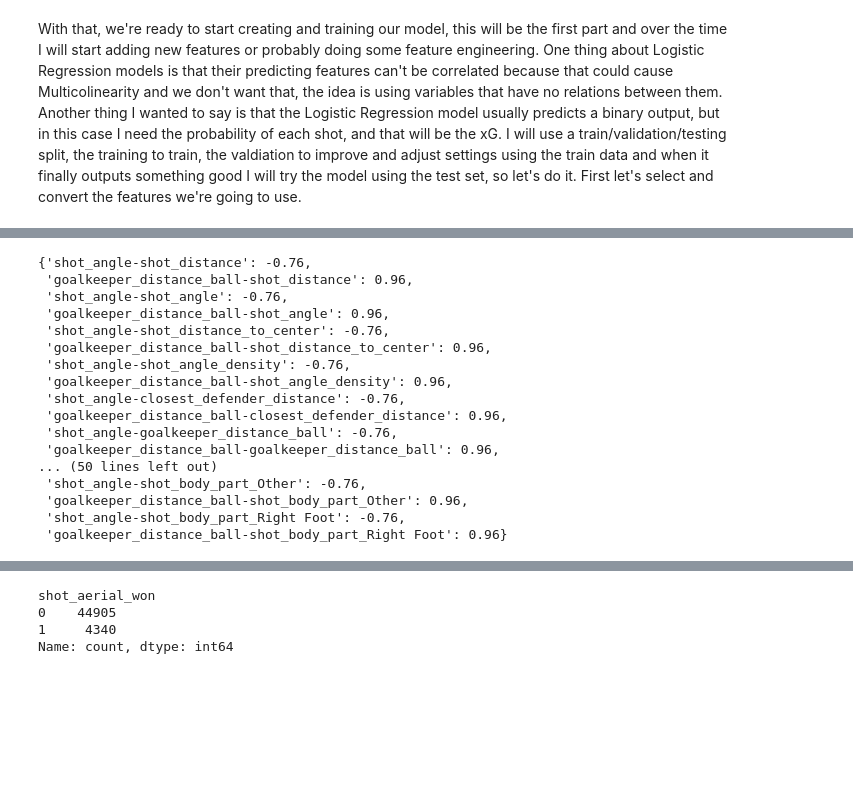
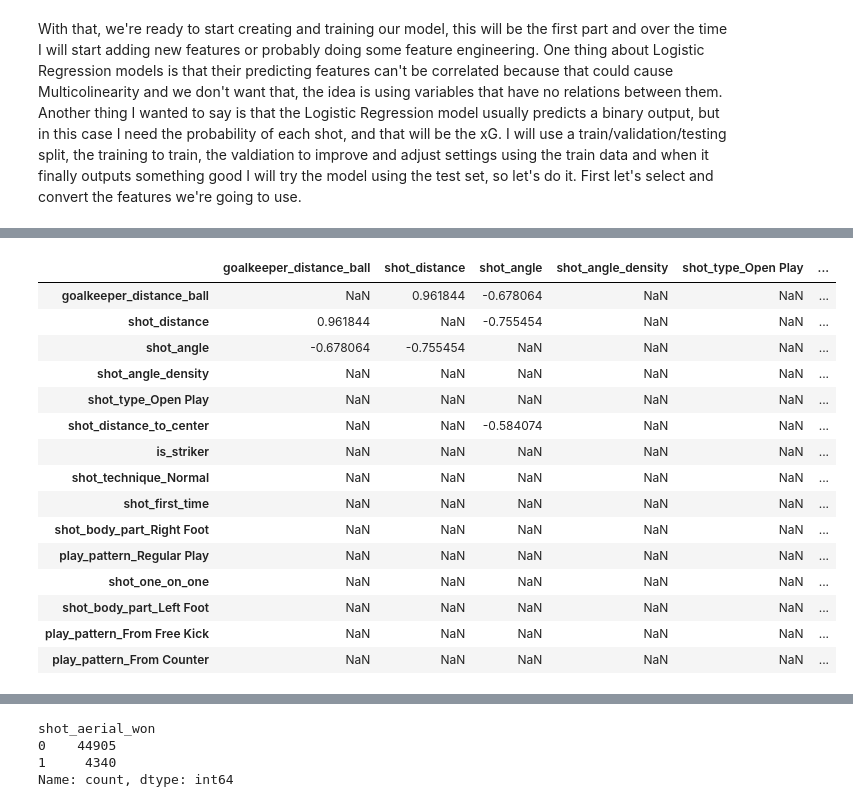
Before and after one commit to juanfortunof/xG-model, a Jupyter notebook: xG.ipynb, the cells around one changed output, grey strips where cells are left out. Cells and saved outputs as stored; diff of their text form; code cells hidden in the pictures; blank space fills up the shorter version.

```diff
--- a/xG.ipynb
+++ b/xG.ipynb
@@ -408,6 +389,8 @@ With that, we're ready to start creating and training our model, this will be th
 # %%
 y = (df['shot_outcome'] == 'Goal')
 y = y.astype(int)
+y = pd.DataFrame(y)
+y['shot_statsbomb_xg'] = df['shot_statsbomb_xg']
 # %%
 inputs1 = df[['shot_distance', 'shot_angle', 'shot_distance_to_center', 'shot_angle_density',
               'closest_defender_distance', 'goalkeeper_distance_ball', 'is_striker']]
@@ -448,3 +410,16 @@ shot_body_part_Right Foot nan
+# %%
+from sklearn.feature_selection import mutual_info_classif
+
+scores = mutual_info_classif(inputs1, y['shot_outcome'])
+
+scores_df = pd.DataFrame(
+    {'Features': inputs1.columns,
+     'Scores': scores}
+).sort_values(by='Scores', ascending=False).reset_index(drop=True)
+# %%
+top_features1 = scores_df.iloc[0:15]['Features'].to_list()
+# %%
+inputs1 = inputs1[top_features1]
 # %%
 correlations1 = inputs1.corr()
 
@@ -457,23 +432,22 @@ for col in correlations1_filt.columns:
 
         if abs(val[0]) > 0.5 and abs(val[0]) < 1:
             corrs[f'{ind}-{col}'] = np.round(val[0], 2)
-# %%
-corrs
-# %% [output]
-{'shot_angle-shot_distance': -0.76,
- 'goalkeeper_distance_ball-shot_distance': 0.96,
- 'shot_angle-shot_angle': -0.76,
- 'goalkeeper_distance_ball-shot_angle': 0.96,
- 'shot_angle-shot_distance_to_center': -0.76,
- 'goalkeeper_distance_ball-shot_distance_to_center': 0.96,
- 'shot_angle-shot_angle_density': -0.76,
- 'goalkeeper_distance_ball-shot_angle_density': 0.96,
- 'shot_angle-closest_defender_distance': -0.76,
- 'goalkeeper_distance_ball-closest_defender_distance': 0.96,
- 'shot_angle-goalkeeper_distance_ball': -0.76,
- 'goalkeeper_distance_ball-goalkeeper_distance_ball': 0.96,
-... (50 lines left out)
- 'shot_angle-shot_body_part_Other': -0.76,
- 'goalkeeper_distance_ball-shot_body_part_Other': 0.96,
- 'shot_angle-shot_body_part_Right Foot': -0.76,
- 'goalkeeper_distance_ball-shot_body_part_Right Foot': 0.96}
+# %%
+correlations1_filt
+# %% [output]
+|  | goalkeeper_distance_ball | shot_distance | shot_angle | shot_angle_density | shot_type_Open Play | ... |
+| goalkeeper_distance_ball | NaN | 0.961844 | -0.678064 | NaN | NaN | ... |
+| shot_distance | 0.961844 | NaN | -0.755454 | NaN | NaN | ... |
+| shot_angle | -0.678064 | -0.755454 | NaN | NaN | NaN | ... |
+| shot_angle_density | NaN | NaN | NaN | NaN | NaN | ... |
+| shot_type_Open Play | NaN | NaN | NaN | NaN | NaN | ... |
+| shot_distance_to_center | NaN | NaN | -0.584074 | NaN | NaN | ... |
+| is_striker | NaN | NaN | NaN | NaN | NaN | ... |
+| shot_technique_Normal | NaN | NaN | NaN | NaN | NaN | ... |
+| shot_first_time | NaN | NaN | NaN | NaN | NaN | ... |
+| shot_body_part_Right Foot | NaN | NaN | NaN | NaN | NaN | ... |
+| play_pattern_Regular Play | NaN | NaN | NaN | NaN | NaN | ... |
+| shot_one_on_one | NaN | NaN | NaN | NaN | NaN | ... |
+| shot_body_part_Left Foot | NaN | NaN | NaN | NaN | NaN | ... |
+| play_pattern_From Free Kick | NaN | NaN | NaN | NaN | NaN | ... |
+| play_pattern_From Counter | NaN | NaN | NaN | NaN | NaN | ... |
```
Also changed, not shown: parts of 18 cells of this notebook.
